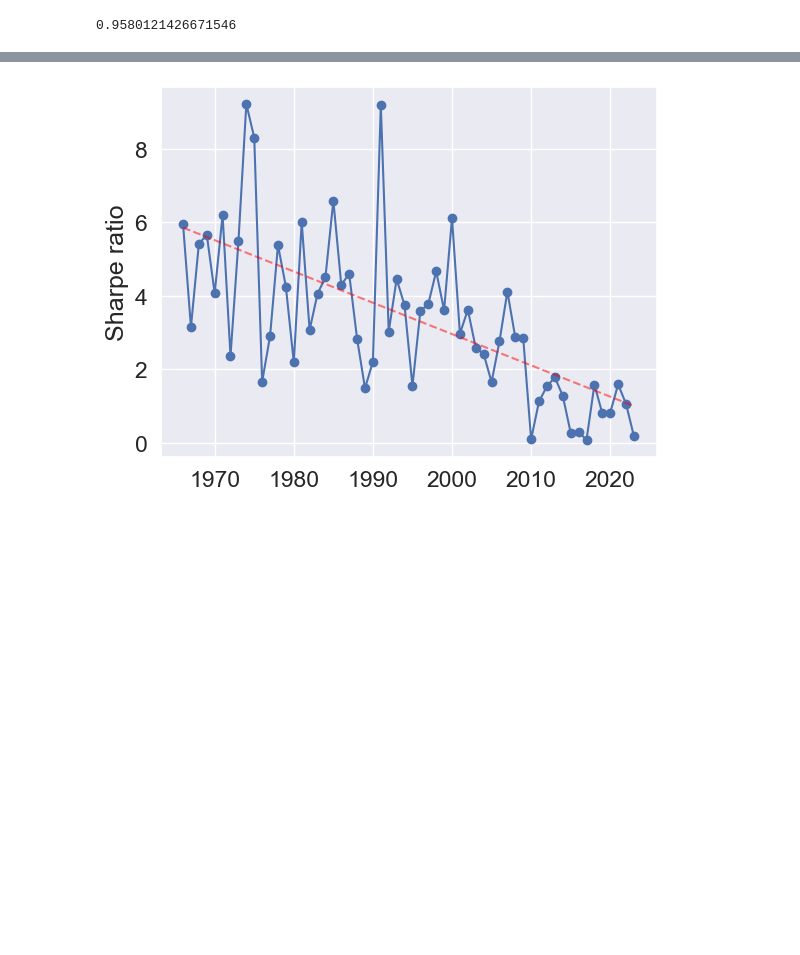
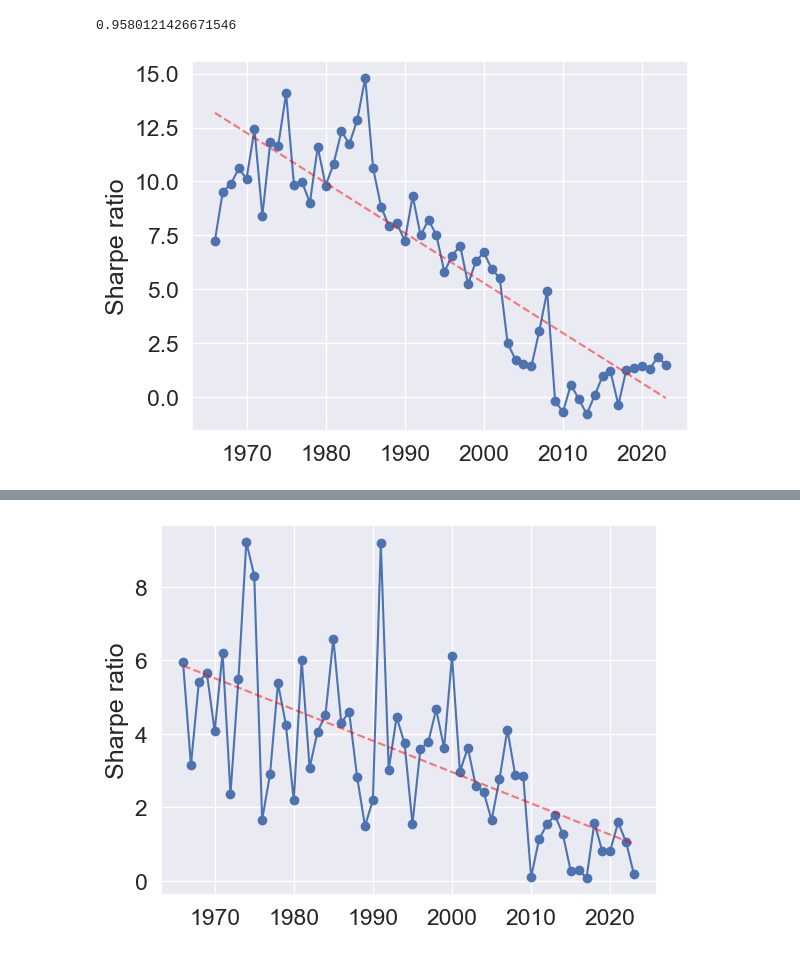
Before and after one commit to cvxgrp/cov_pred_finance, a Jupyter notebook: experiments/factor_portfolios.ipynb, the cells around one changed output, grey strips where cells are left out. Cells and saved outputs as stored; diff of their text form; code cells hidden in the pictures; blank space fills up the shorter version.

```diff
--- a/experiments/factor_portfolios.ipynb
+++ b/experiments/factor_portfolios.ipynb
@@ -363,0 +407,11 @@ traders_mean_var = MeanVariance(returns, predictors, names, mean_predictors=mean
+# %%
+r_hat_ewma1 = pd.DataFrame(dict(_ewma_mean(returns, halflife=1))).T
+r_hat_ewma5 = pd.DataFrame(dict(_ewma_mean(returns, halflife=5))).T
+r_hat_ewma10 = pd.DataFrame(dict(_ewma_mean(returns, halflife=10))).T
+r_hat_ewma21 = pd.DataFrame(dict(_ewma_mean(returns, halflife=21))).T
+r_hat_ewma63 = pd.DataFrame(dict(_ewma_mean(returns, halflife=63))).T
+
+mean_predictors = [r_hat_ewma1, r_hat_ewma5, r_hat_ewma10, r_hat_ewma21, r_hat_ewma63]
+cov_predictors = [cm_iewma for _ in range(len(mean_predictors))]
+
+traders_mean_var = MeanVariance(returns, cov_predictors, ["1", "5", "10", "21", "63"], mean_predictors=mean_predictors, start_date=start_date, end_date=end_date).backtest(additonal_cons, sigma_tar)
@@ -365,3 +512,11 @@ traders_mean_var = MeanVariance(returns, predictors, names, mean_predictors=mean
 SRs.loc["2010-01-01":].mean()
 # %% [output]
 0.9580121426671546
+# %%
+# 1-day EWMA
+trader = traders_mean_var["1"]
+trader.returns = trader.R
+SRs = yearly_SR(trader)
+plt.legend().remove()
+# %% [output]
+[figure, added]
```
Also changed, not shown: parts of 28 cells of this notebook, 4 other files.
